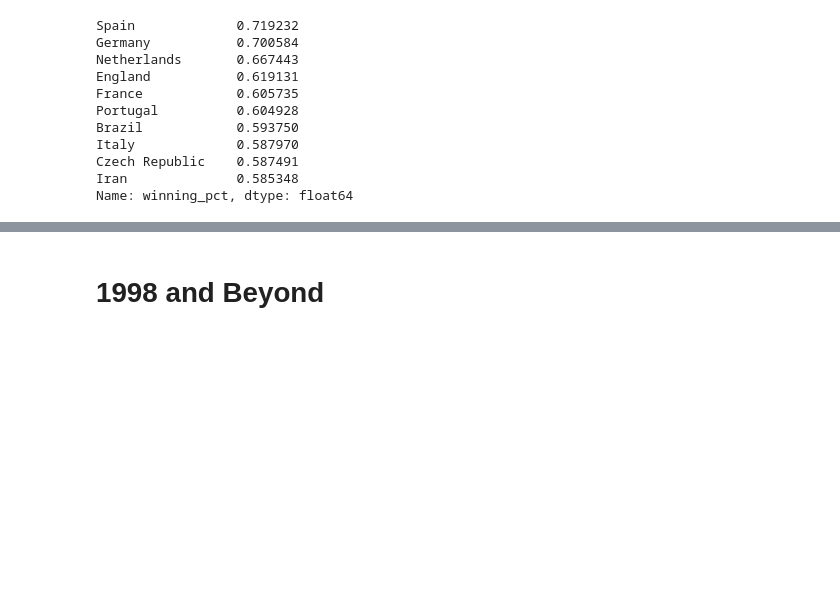
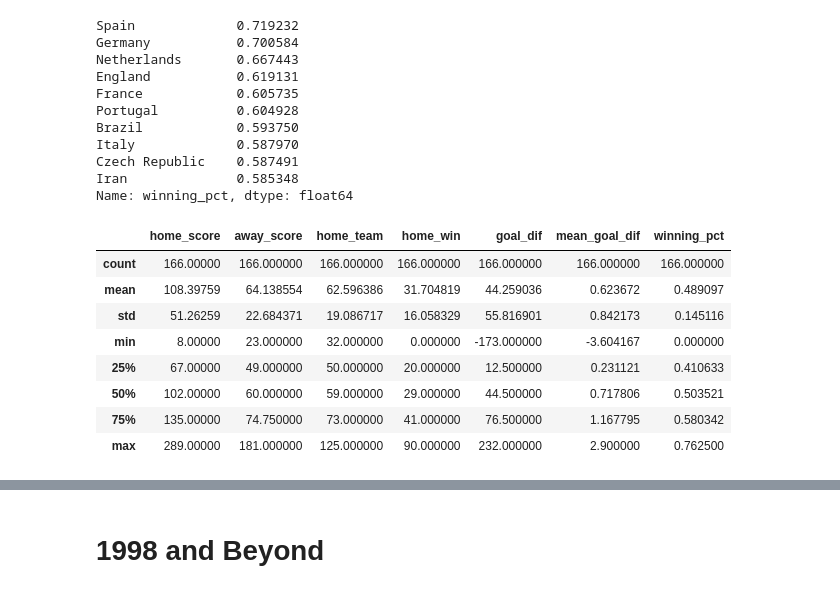
Before and after one commit to justinklemp/INFO-Capstone-Soccer-Notebooks-, a Jupyter notebook: International Results.ipynb, the cells around one changed output, grey strips where cells are left out. Cells and saved outputs as stored; diff of their text form; code cells hidden in the pictures; blank space fills up the shorter version.

```diff
--- a/International Results.ipynb
+++ b/International Results.ipynb
@@ -165,3 +170,15 @@ Italy             0.587970
 Czech Republic    0.587491
 Iran              0.585348
 Name: winning_pct, dtype: float64
+# %%
+home_agg_df.describe()
+# %% [output]
+|  | home_score | away_score | home_team | home_win | goal_dif | mean_goal_dif | winning_pct |
+| count | 166.00000 | 166.000000 | 166.000000 | 166.000000 | 166.000000 | 166.000000 | 166.000000 |
+| mean | 108.39759 | 64.138554 | 62.596386 | 31.704819 | 44.259036 | 0.623672 | 0.489097 |
+| std | 51.26259 | 22.684371 | 19.086717 | 16.058329 | 55.816901 | 0.842173 | 0.145116 |
+| min | 8.00000 | 23.000000 | 32.000000 | 0.000000 | -173.000000 | -3.604167 | 0.000000 |
+| 25% | 67.00000 | 49.000000 | 50.000000 | 20.000000 | 12.500000 | 0.231121 | 0.410633 |
+| 50% | 102.00000 | 60.000000 | 59.000000 | 29.000000 | 44.500000 | 0.717806 | 0.503521 |
+| 75% | 135.00000 | 74.750000 | 73.000000 | 41.000000 | 76.500000 | 1.167795 | 0.580342 |
+| max | 289.00000 | 181.000000 | 125.000000 | 90.000000 | 232.000000 | 2.900000 | 0.762500 |
```
Also changed, not shown: parts of 8 cells of this notebook.
